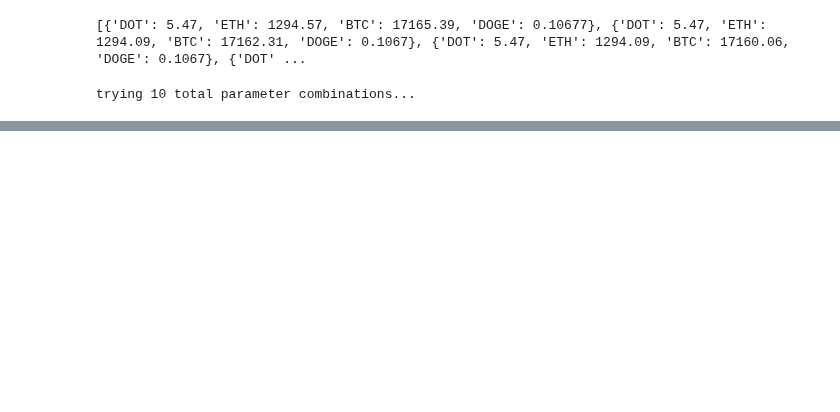
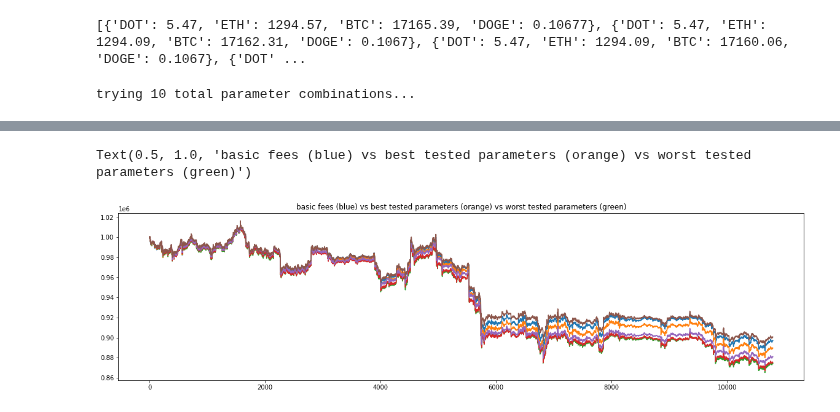
Before and after one commit to galacticcouncil/HydraDX-simulations, a Jupyter notebook: hydradx/notebooks/Omnipool/DynamicFeesParameterSearchColin.ipynb, the cells around one changed output, grey strips where cells are left out. Cells and saved outputs as stored; diff of their text form; code cells hidden in the pictures; blank space fills up the shorter version.

Commit message:
- Moved slippage limit agent to be standalone. Finished implementation

```diff
--- a/hydradx/notebooks/Omnipool/DynamicFeesParameterSearchColin.ipynb
+++ b/hydradx/notebooks/Omnipool/DynamicFeesParameterSearchColin.ipynb
@@ -20,7 +20,7 @@ sys.path.append('../..')
 from model import run
 from model import plot_utils as pu
 from model import processing
-from model.amm.omnipool_amm import OmnipoolState, dynamicadd_asset_fee, dynamicadd_lrna_fee, cash_out_omnipool
+from model.amm.omnipool_amm import OmnipoolState, dynamicadd_asset_fee, dynamicadd_lrna_fee, cash_out_omnipool, usd_price
 from model.amm.agents import Agent
 from model.amm.trade_strategies import omnipool_arbitrage, invest_all, extra_trade_volume, random_swaps, steady_swaps
 from model.amm.global_state import GlobalState, fluctuate_prices, historical_prices
@@ -86,8 +86,8 @@ parameters['lrna_decay'] = [0.0005 * i for i in parameters['lrna_amp']]
 parameters['asset_amp'] = [0.36 - i for i in parameters['lrna_amp']]
 parameters['asset_decay'] = [0.0005 * i for i in parameters['asset_amp']]
 
-static_asset_fees = [0.0025, 0.05, 0.40]
-static_lrna_fees = [0.0005, 0.01, 0.10]
+static_asset_fees = [0.0025, 0.005, 0.01, 0.02, 0.05, 0.40]
+static_lrna_fees = [0.0005, 0.001, 0.002, 0.004, 0.01, 0.10]
 
 
 def pass_along(min_value, max_value, steps, current):
@@ -129,7 +129,7 @@ print (f'trying {len(result_key)} total parameter combinations...')
 # %% [output]
 trying 10 total parameter combinations...
 # %%
-from hydradx.model.amm.trade_strategies import back_and_forth
+from hydradx.model.amm.trade_strategies import back_and_forth, trade_to_slippage
 
 assets = {
     'HDX': {'usd price': 0.05, 'weight': 0.10},
@@ -177,7 +177,7 @@ initial_state = GlobalState(
     agents = {
         'Trader': Agent(
             holdings={'HDX': 1000000000, 'USD': 1000000000, 'ETH': 1000000000, 'BTC': 3000000000, 'DOGE': 3000000000, 'DOT': 1000000000, 'LRNA': 1000000000},
-            trade_strategy=back_and_forth(pool_id='omnipool', slippage=0.000003)
+            trade_strategy=trade_to_slippage(pool_id='omnipool', slippage=0.01, trade_chance=(1e-4)/3.5)
         ),
         'Trader2': Agent(
             holdings={'HDX': 1000000000, 'USD': 1000000000, 'ETH': 1000000000, 'BTC': 3000000000, 'DOGE': 3000000000, 'DOT': 1000000000, 'LRNA': 1000000000},
@@ -252,6 +252,7 @@ path = './output/dynamic_fees_comparison_results_colin.csv'
 
 
 # for key in result_key[len(test_results):]:
+events_list = []
 for i in range(len(static_asset_fees)):
     random.seed(42)
     test_state = initial_state.copy()
@@ -276,6 +277,7 @@ for i in range(len(static_asset_fees)):
     test_state.pools['omnipool'].asset_fee = static_asset_fees[i]
 
     events = run.run(test_state, time_steps=time_steps)
+    events_list.append(events)
     # print(events[-1])
     LP_returns = cash_out_omnipool(events[-1].pools['omnipool'], events[-1].agents['LP'], events[-1].external_market)
     # test_results.append(FeeParams(*key, LP_returns))
@@ -376,0 +385,16 @@ plt.title('basic fees (blue) vs best tested parameters (orange) vs worst tested
+# %%
+plt.figure(figsize=(20, 5))
+for events in events_list:
+    LP_holdings = [cash_out_omnipool(event.pools['omnipool'], event.agents['LP'], event.external_market) for event in events[::20]]
+    plt.plot(range(len(LP_holdings)), LP_holdings)
+# LP_holdings1 = [cash_out_omnipool(event.pools['omnipool'], event.agents['LP'], event.external_market) for event in events[::20]]
+# LP_holdings2 = [cash_out_omnipool(event.pools['omnipool'], event.agents['LP'], event.external_market) for event in events2[::20]]
+# LP_holdings3 = [cash_out_omnipool(event.pools['omnipool'], event.agents['LP'], event.external_market) for event in events3[::20]]
+#
+# plt.plot(range(len(LP_holdings1)), LP_holdings1)
+# plt.plot(range(len(LP_holdings2)), LP_holdings2)
+# plt.plot(range(len(LP_holdings2)), LP_holdings3)
+plt.title('basic fees (blue) vs best tested parameters (orange) vs worst tested parameters (green)')
+# %% [output]
+Text(0.5, 1.0, 'basic fees (blue) vs best tested parameters (orange) vs worst tested parameters (green)')
+[figure, added]
```
Also changed, not shown: parts of 18 cells of this notebook, 1 other file.
